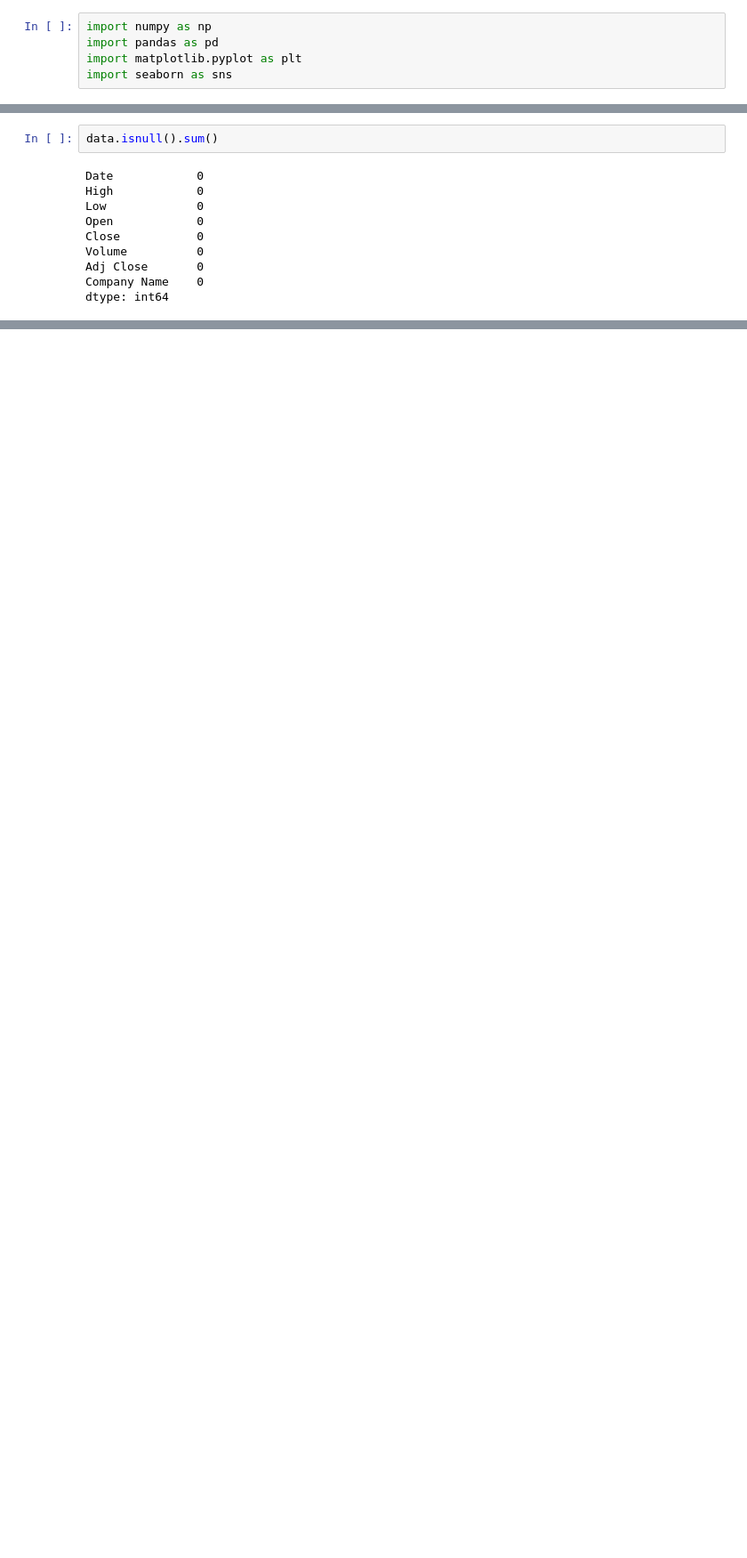
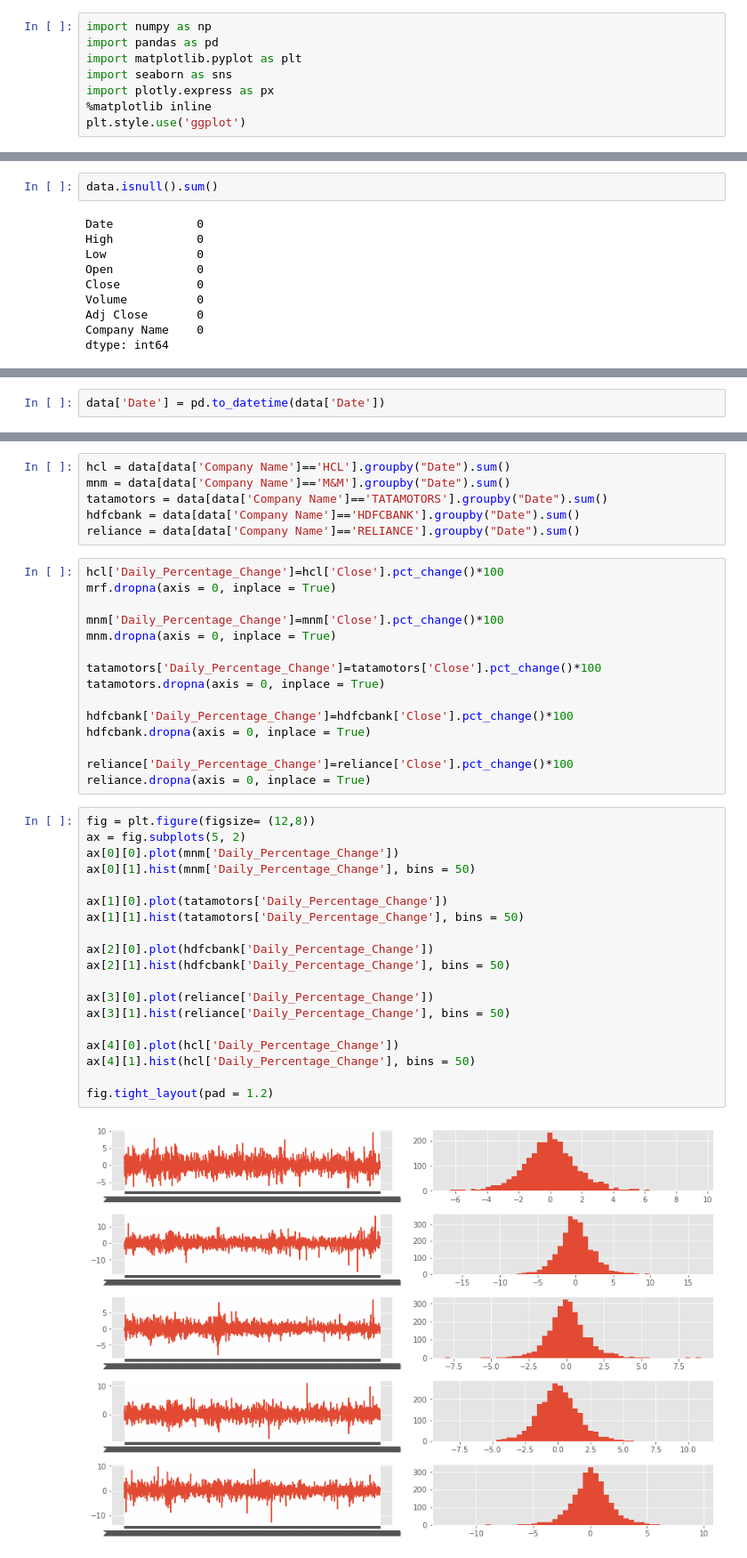
Before and after one commit to Khushbumodi123/Stock-Price-Prediction, a Jupyter notebook: exploratory_data_analysis.ipynb, the cells around one changed output, grey strips where cells are left out. Shown at 89% size. Cells and saved outputs as stored; diff of their text form; blank space fills up the shorter version.

```diff
--- a/exploratory_data_analysis.ipynb
+++ b/exploratory_data_analysis.ipynb
@@ -3,6 +3,9 @@ import numpy as np
 import pandas as pd
 import matplotlib.pyplot as plt
 import seaborn as sns
+import plotly.express as px
+%matplotlib inline
+plt.style.use('ggplot')
 # %%
 data = pd.read_csv('dataset/stock_data.csv')
 # %%
@@ -85,0 +43,2 @@ plt.show()
+# %%
+data['Date'] = pd.to_datetime(data['Date'])
@@ -85,0 +61,42 @@ plt.show()
+# %%
+hcl = data[data['Company Name']=='HCL'].groupby("Date").sum()
+mnm = data[data['Company Name']=='M&M'].groupby("Date").sum()
+tatamotors = data[data['Company Name']=='TATAMOTORS'].groupby("Date").sum()
+hdfcbank = data[data['Company Name']=='HDFCBANK'].groupby("Date").sum()
+reliance = data[data['Company Name']=='RELIANCE'].groupby("Date").sum()
+# %%
+hcl['Daily_Percentage_Change']=hcl['Close'].pct_change()*100
+mrf.dropna(axis = 0, inplace = True)
+
+mnm['Daily_Percentage_Change']=mnm['Close'].pct_change()*100
+mnm.dropna(axis = 0, inplace = True)
+
+tatamotors['Daily_Percentage_Change']=tatamotors['Close'].pct_change()*100
+tatamotors.dropna(axis = 0, inplace = True)
+
+hdfcbank['Daily_Percentage_Change']=hdfcbank['Close'].pct_change()*100
+hdfcbank.dropna(axis = 0, inplace = True)
+
+reliance['Daily_Percentage_Change']=reliance['Close'].pct_change()*100
+reliance.dropna(axis = 0, inplace = True)
+# %%
+fig = plt.figure(figsize= (12,8))
+ax = fig.subplots(5, 2)
+ax[0][0].plot(mnm['Daily_Percentage_Change'])
+ax[0][1].hist(mnm['Daily_Percentage_Change'], bins = 50)
+
+ax[1][0].plot(tatamotors['Daily_Percentage_Change'])
+ax[1][1].hist(tatamotors['Daily_Percentage_Change'], bins = 50)
+
+ax[2][0].plot(hdfcbank['Daily_Percentage_Change'])
+ax[2][1].hist(hdfcbank['Daily_Percentage_Change'], bins = 50)
+
+ax[3][0].plot(reliance['Daily_Percentage_Change'])
+ax[3][1].hist(reliance['Daily_Percentage_Change'], bins = 50)
+
+ax[4][0].plot(hcl['Daily_Percentage_Change'])
+ax[4][1].hist(hcl['Daily_Percentage_Change'], bins = 50)
+
+fig.tight_layout(pad = 1.2)
+# %% [output]
+[figure, added]
```
Also changed, not shown: parts of 16 cells of this notebook, 4 other files.
